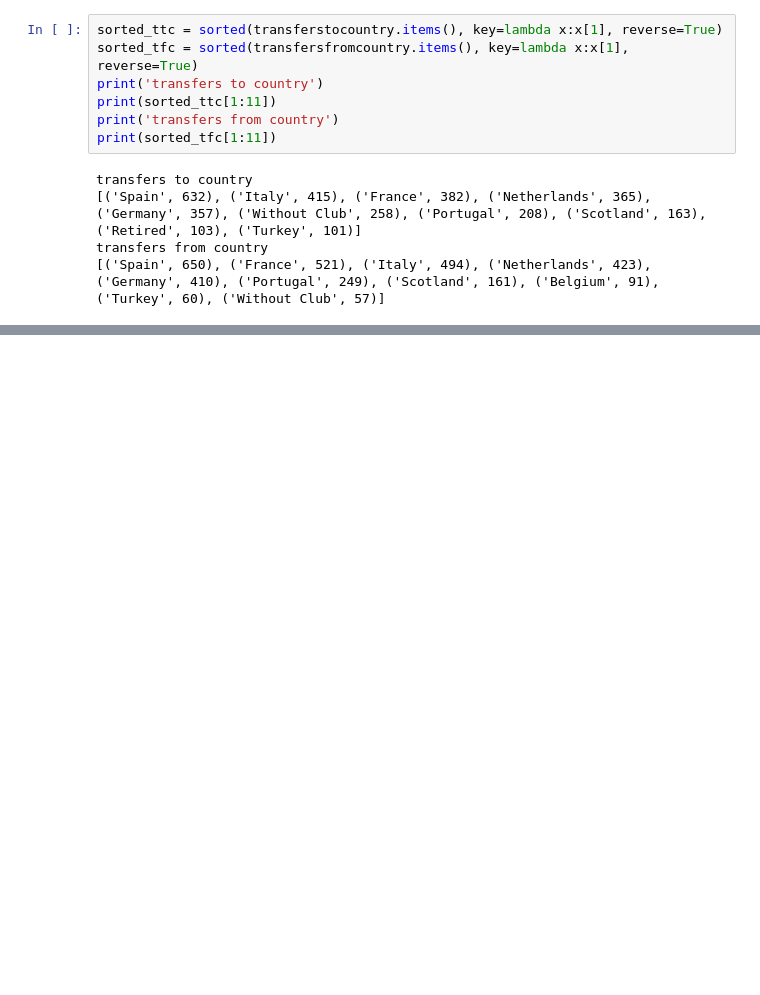
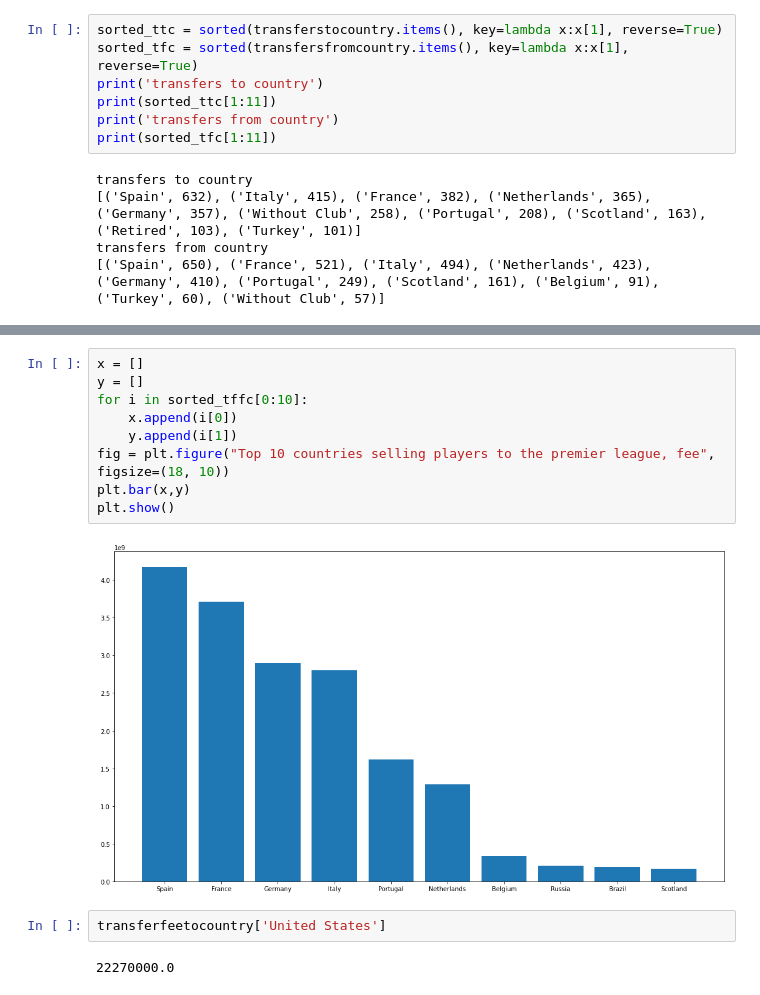
Before and after one commit to drykkur/SocGraphFinalP, a Jupyter notebook: socGraphFinalProj.ipynb, the cells around one changed output, grey strips where cells are left out. Drawn from its saved outputs; the diff is of its cells as text; blank space fills up the shorter version.

```diff
--- a/socGraphFinalProj.ipynb
+++ b/socGraphFinalProj.ipynb
@@ -156,0 +207,15 @@ plt.show()
+# %%
+x = []
+y = []
+for i in sorted_tffc[0:10]:
+    x.append(i[0])
+    y.append(i[1])
+fig = plt.figure("Top 10 countries selling players to the premier league, fee", figsize=(18, 10))
+plt.bar(x,y)
+plt.show()
+# %% [output]
+[figure, added]
+# %%
+transferfeetocountry['United States']
+# %% [output]
+22270000.0
```
Also changed, not shown: parts of 9 cells of this notebook.
